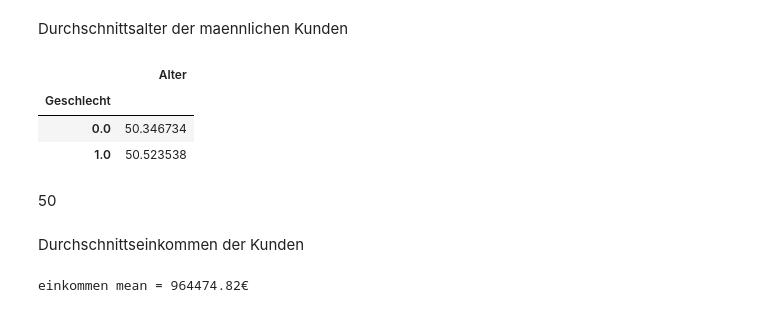
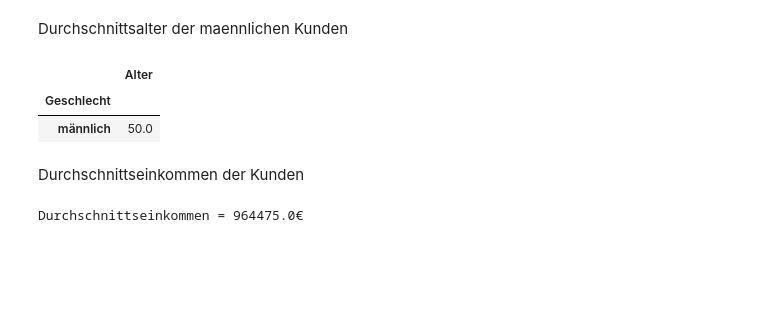
Before and after one commit to TuaLipa/final_projectWS23_Group5, a Jupyter notebook: presentation.ipynb, the cells around one changed output. Cells and saved outputs as stored; diff of their text form; code cells hidden in the pictures; blank space fills up the shorter version.

```diff
--- a/presentation.ipynb
+++ b/presentation.ipynb
@@ -81,3 +104,10 @@ Geschlechtsverteilung der Kunden
 # %%
-kundenDf.groupby(by = 'Geschlecht').count()
+kundenDf['Geschlecht'] = kundenDf['Geschlecht'].replace({0: 'männlich', 1: 'weiblich'})
+
+geschlechtsverteilung = kundenDf.groupby(by='Geschlecht').count()
+
+plt.figure(figsize=(8, 8))
+plt.pie(geschlechtsverteilung['KundeNr'], labels=geschlechtsverteilung.index, autopct='%1.1f%%', startangle=90, colors=['lightblue', 'lightcoral'])
+plt.title('Verteilung der Kunden nach Geschlecht')
+plt.show()
 # %% [output]
@@ -100,19 +127,16 @@ round(besucherDf['Alter'].mean())
 # %% [markdown]
 Durchschnittsalter der maennlichen Kunden
 # %%
-kundenDf[['Geschlecht', 'Alter']].groupby(by = 'Geschlecht').mean()
+kundenDf[kundenDf['Geschlecht'] == 'männlich'][['Geschlecht', 'Alter']].groupby(by='Geschlecht').mean().round()
 # %% [output]
 |  | Alter |
 | Geschlecht |  |
-| 0.0 | 50.346734 |
-| 1.0 | 50.523538 |
+| männlich | 50.0 |
-# %% [markdown]
-50
 # %% [markdown]
 Durchschnittseinkommen der Kunden
 # %%
-einkommenMean = round(kundenDf['Einkommen'].mean(), 2)
+einkommenMean = kundenDf['Einkommen'].mean().round()
 
-print(f'einkommen mean = {einkommenMean}€')
+print(f'Durchschnittseinkommen = {einkommenMean}€')
 # %% [output]
-einkommen mean = 964474.82€
+Durchschnittseinkommen = 964475.0€
```
Also changed, not shown: parts of 28 cells of this notebook, 1 other file.
